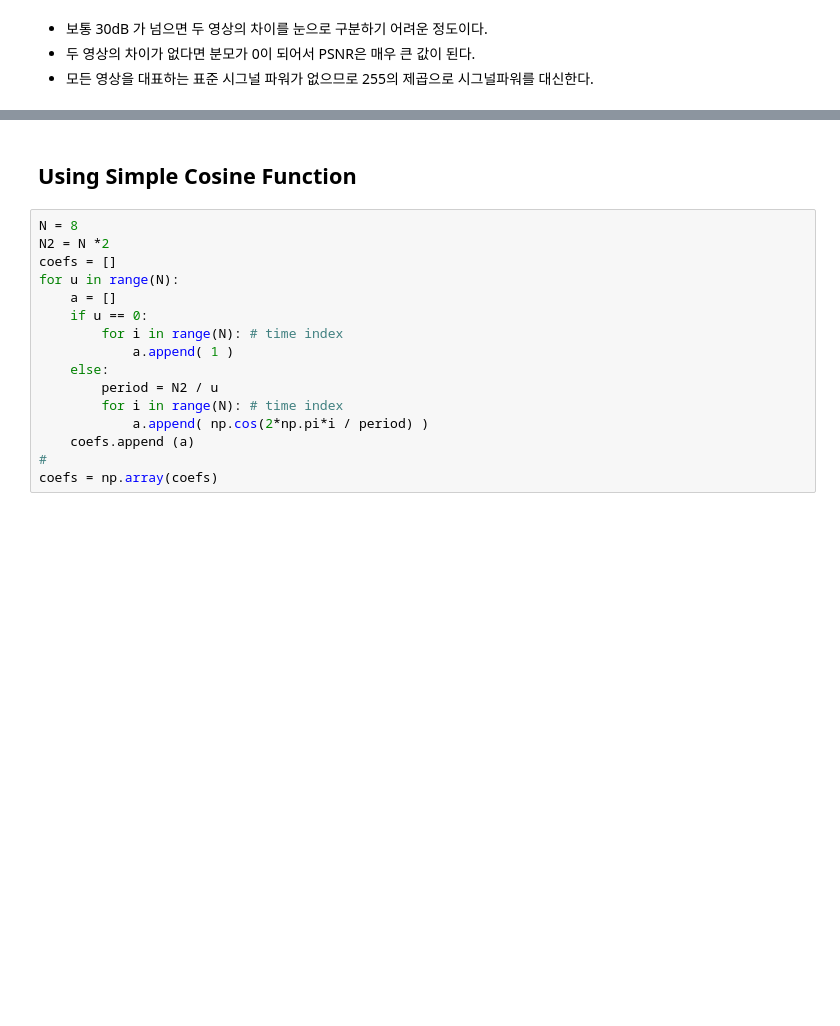
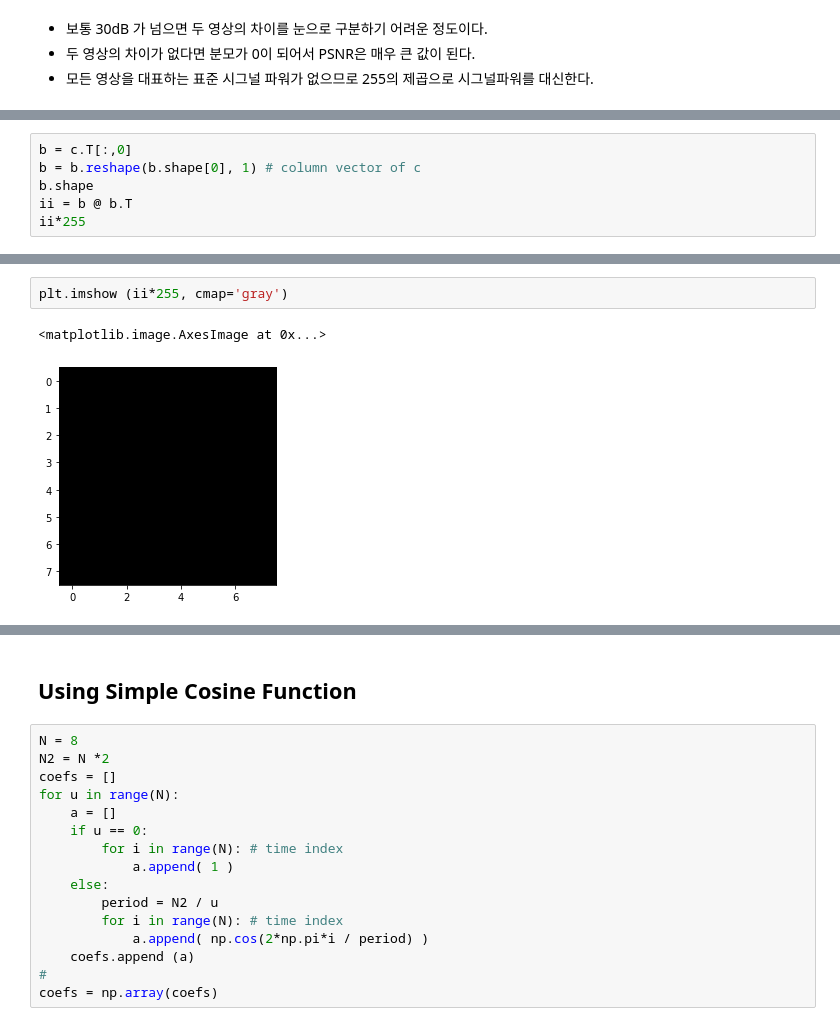
Before and after one commit to yongduek/cvip, a Jupyter notebook: FourierTransform.ipynb, the cells around one changed output, grey strips where cells are left out. Drawn from its saved outputs; the diff is of its cells as text; blank space fills up the shorter version.

Commit message:
image processing

```diff
--- a/FourierTransform.ipynb
+++ b/FourierTransform.ipynb
@@ -247,0 +255,6 @@ mse =  17.173178588360834 psnr =  35.782296745815344
+# %%
+b = c.T[:,0]
+b = b.reshape(b.shape[0], 1) # column vector of c
+b.shape
+ii = b @ b.T
+ii*255
@@ -247,0 +270,5 @@ mse =  17.173178588360834 psnr =  35.782296745815344
+# %%
+plt.imshow (ii*255, cmap='gray')
+# %% [output]
+<matplotlib.image.AxesImage at 0x...>
+[figure, added]
```
Also changed, not shown: parts of 19 cells of this notebook, 6 other files.
